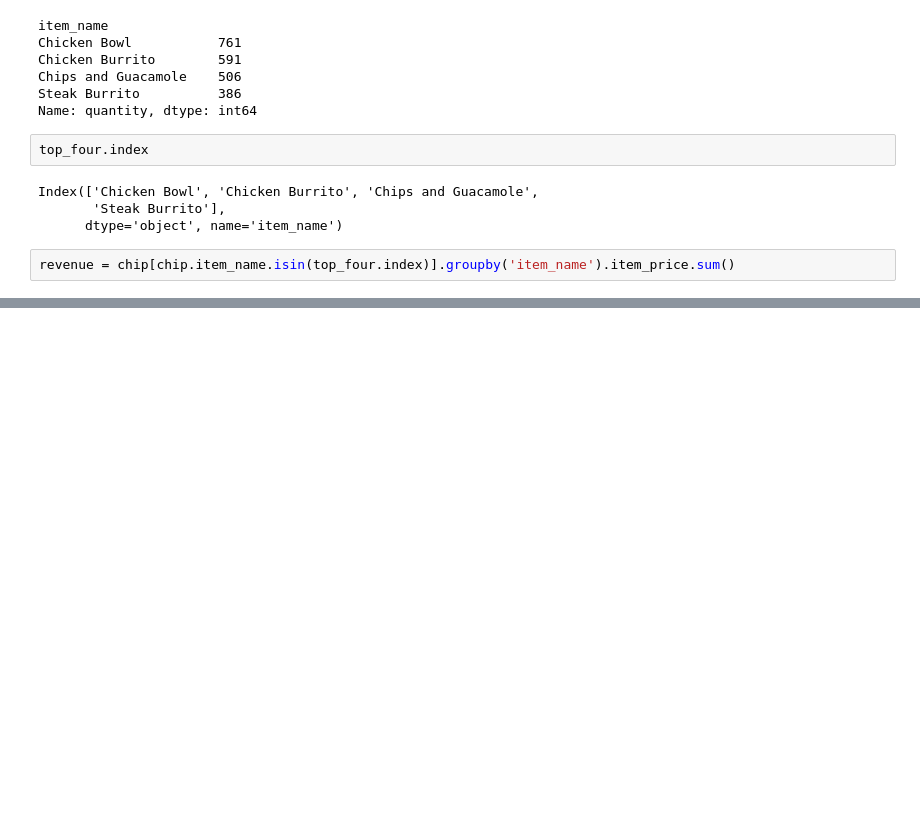
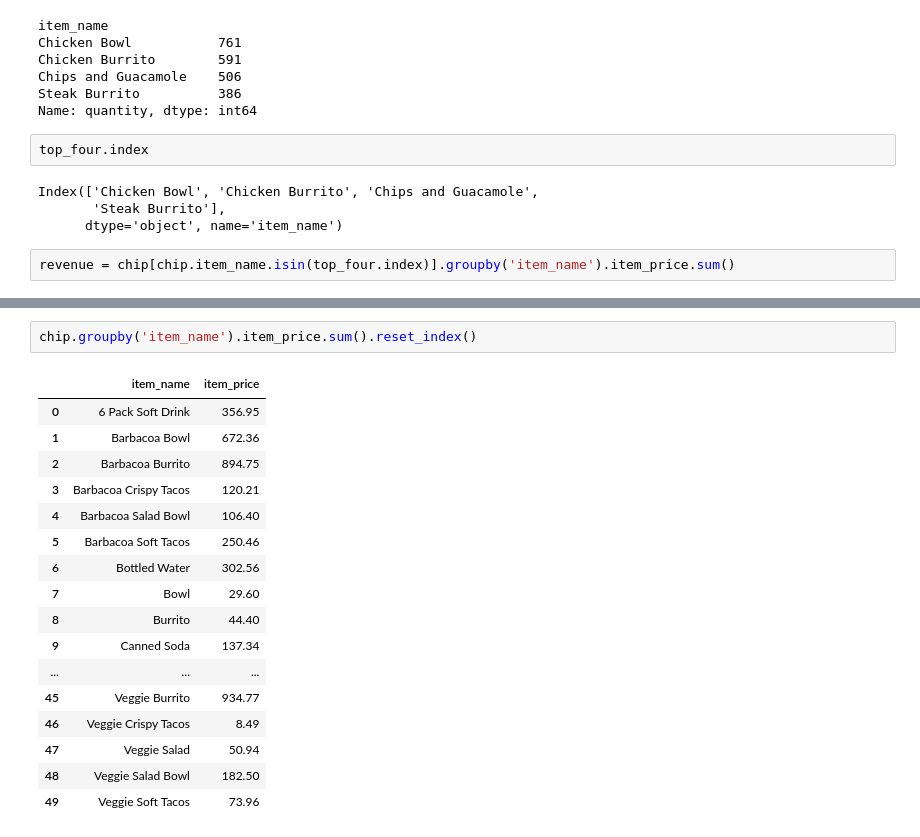
Before and after one commit to Larry-Holmes/numpy-pandas-visualization-exercises, a Jupyter notebook: seaborn_exercises.ipynb, the cells around one changed output, grey strips where cells are left out. Saved outputs shown, nothing was run; the diff lists cells and outputs as text; blank space fills up the shorter version.

```diff
--- a/seaborn_exercises.ipynb
+++ b/seaborn_exercises.ipynb
@@ -319,0 +327,20 @@ revenue
+# %%
+chip.groupby('item_name').item_price.sum().reset_index()
+# %% [output]
+|  | item_name | item_price |
+| 0 | 6 Pack Soft Drink | 356.95 |
+| 1 | Barbacoa Bowl | 672.36 |
+| 2 | Barbacoa Burrito | 894.75 |
+| 3 | Barbacoa Crispy Tacos | 120.21 |
+| 4 | Barbacoa Salad Bowl | 106.40 |
+| 5 | Barbacoa Soft Tacos | 250.46 |
+| 6 | Bottled Water | 302.56 |
+| 7 | Bowl | 29.60 |
+| 8 | Burrito | 44.40 |
+| 9 | Canned Soda | 137.34 |
+| ... | ... | ... |
+| 45 | Veggie Burrito | 934.77 |
+| 46 | Veggie Crispy Tacos | 8.49 |
+| 47 | Veggie Salad | 50.94 |
+| 48 | Veggie Salad Bowl | 182.50 |
+| 49 | Veggie Soft Tacos | 73.96 |
```
Also changed, not shown: parts of 8 cells of this notebook.
